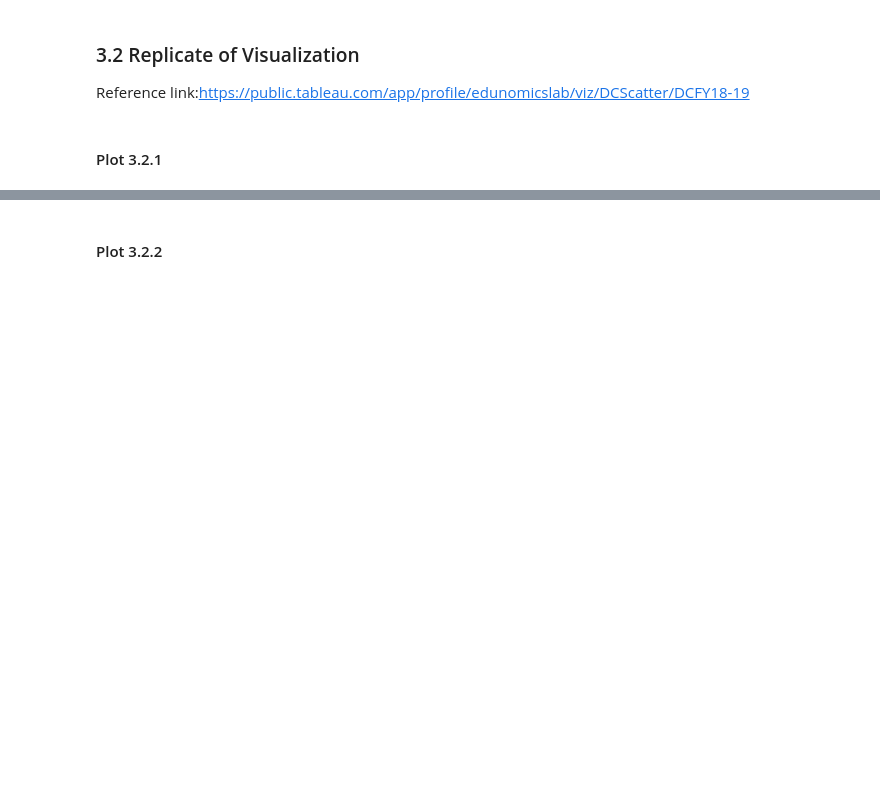
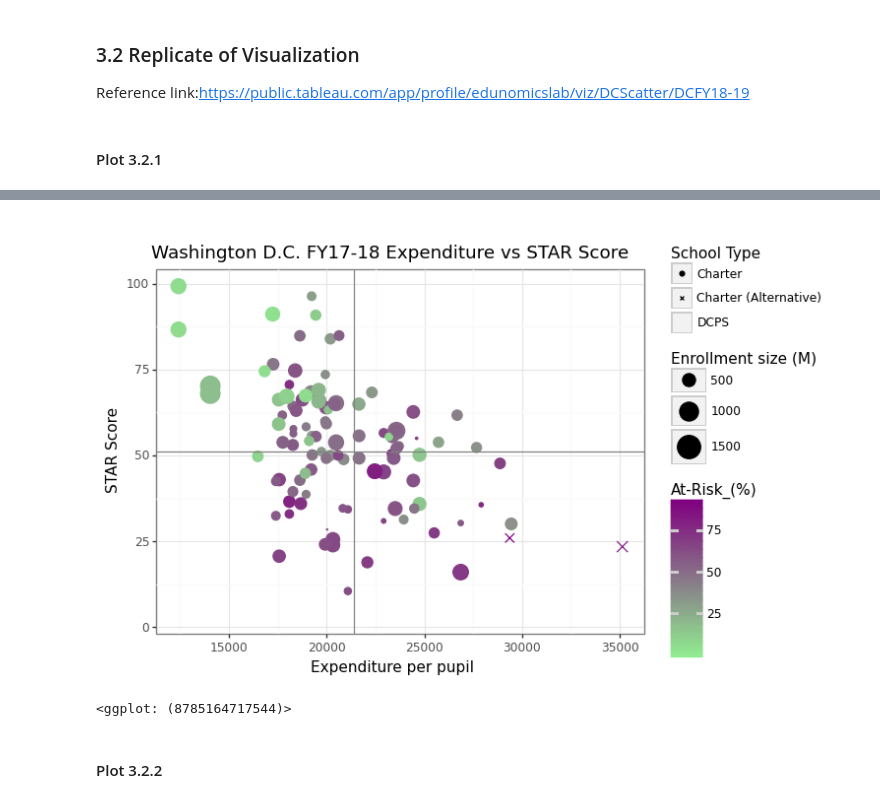
Before and after one commit to shiuanC/DC-Public-Schools-analysis, a Jupyter notebook: code/Ocean_OSSEDC_STAR_EDA.ipynb, the cells around one changed output, grey strips where cells are left out. Cells and saved outputs as stored; diff of their text form; code cells hidden in the pictures; blank space fills up the shorter version.

```diff
--- a/code/Ocean_OSSEDC_STAR_EDA.ipynb
+++ b/code/Ocean_OSSEDC_STAR_EDA.ipynb
@@ -178,22 +238,25 @@ Reference link:https://public.tableau.com/app/profile/edunomicslab/viz/DCScatter
 # %%
 DC_full_STAR_2018['pp_total_raw_DC']=DC_full_STAR_2018['pp_total_raw_DC'].astype(str).astype(int)
 DC_full_STAR_2018["enroll_raw_DC"]=DC_full_STAR_2018['enroll_raw_DC'].astype(str).astype(int)
 
 plot_data_5_1=DC_full_STAR_2018[DC_full_STAR_2018["pp_total_raw_DC"]<40000]
 plot_5_1=ggplot(plot_data_5_1,aes(x="pp_total_raw_DC",y="Framework STAR Score"))\
 +geom_point(aes(shape="School Type",size="enroll_raw_DC",color="At-Risk_(%)"))\
 +geom_vline(xintercept=DC_full_STAR_2018["pp_total_raw_DC"].mean(),color="grey")\
 +geom_hline(yintercept=DC_full_STAR_2018["Framework STAR Score"].mean(),color="grey")\
 +scale_shape_manual(values=("o","x"))\
 +scale_size(range = (.1, 10), name="Enrollment size (M)")\
 +labs(title="Washington D.C. FY17-18 Expenditure vs STAR Score ",
       x="Expenditure per pupil",
      y="STAR Score")\
 +theme_bw()\
 +scale_color_gradient(low="lightgreen",high="purple")
 
 plot_5_1
-plot_5_1.save("plot_5_1.png")
+# plot_5_1.save("plot_5_1.png")
+# %% [output]
+[figure, added]
+<ggplot: (8785164717544)>
 # %% [markdown]
 #### Plot 3.2.2
 # %%
```
Also changed, not shown: parts of 12 cells of this notebook, 5 other files.
